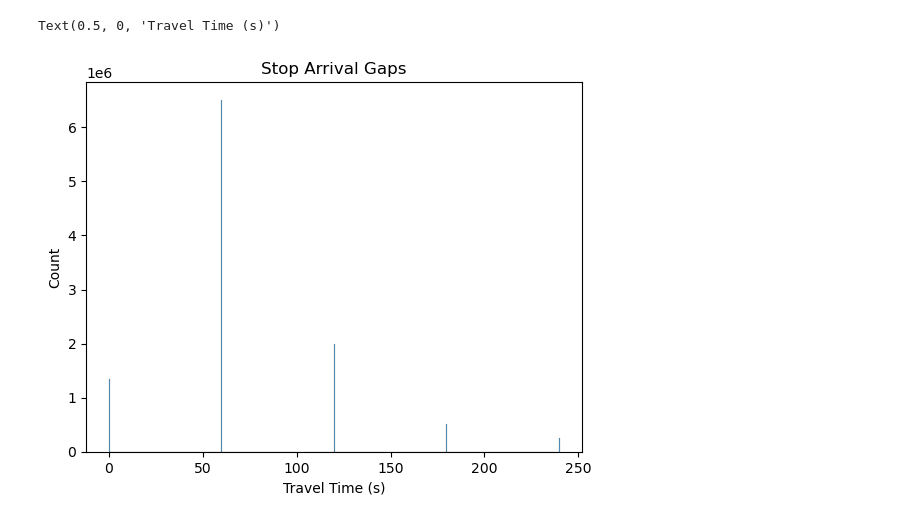
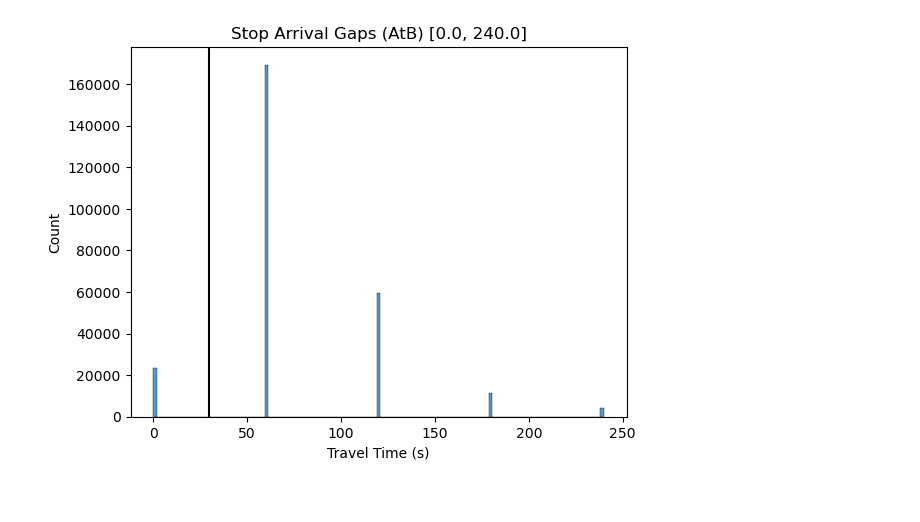
Before and after one commit to zackAemmer/generalizable_travel_times, a Jupyter notebook: src/explore_inputs.ipynb, the cells around one changed output. Cells and saved outputs as stored; diff of their text form; code cells hidden in the pictures.

```diff
--- a/src/explore_inputs.ipynb
+++ b/src/explore_inputs.ipynb
@@ -52,14 +45,19 @@ atb_inputs['gtfs_data'][m]
 # %%
 # Histogram of bus travel times in schedule
 gtfs_data = atb_inputs['gtfs_data']
-gtfs_data['arrival_s_prev'] = gtfs_data.groupby('trip_id').shift()[['arrival_s']]
-gtfs_data_times = gtfs_data[['arrival_s','arrival_s_prev']].dropna()
-gtfs_data_times['tt'] = gtfs_data_times['arrival_s'] - gtfs_data_times['arrival_s_prev']
-# Time between bus stops
-sns.histplot(gtfs_data_times.loc[gtfs_data_times['tt']<250, 'tt'])
-plt.title("Stop Arrival Gaps")
+
+x = gtfs_data[['trip_id','arrival_s']]
+y = gtfs_data[['trip_id','arrival_s']].shift()
+y.columns = [colname+"_shift" for colname in y.columns]
+z = pd.concat([x,y], axis=1)
+z = z[z['trip_id']==z['trip_id_shift']]
+z['tt'] = z['arrival_s'] - z['arrival_s_shift']
+z = z[z['tt']<=250]
+z = z.dropna()
+sns.histplot(z.tt)
+plt.title(f"Stop Arrival Gaps (AtB) [{np.min(z['tt'])}, {np.max(z['tt'])}]")
 plt.xlabel("Travel Time (s)")
-# plt.axvline(30, 0.0, 20000, color="black")
+plt.axvline(30, 0.0, 20000, color="black")
+plt.savefig("../plots/atb_gtfs_arrival_gaps.png")
 # %% [output]
-Text(0.5, 0, 'Travel Time (s)')
-[figure, old version]
+[figure, new version]
```
Also changed, not shown: parts of 14 cells of this notebook, 1 other file.
